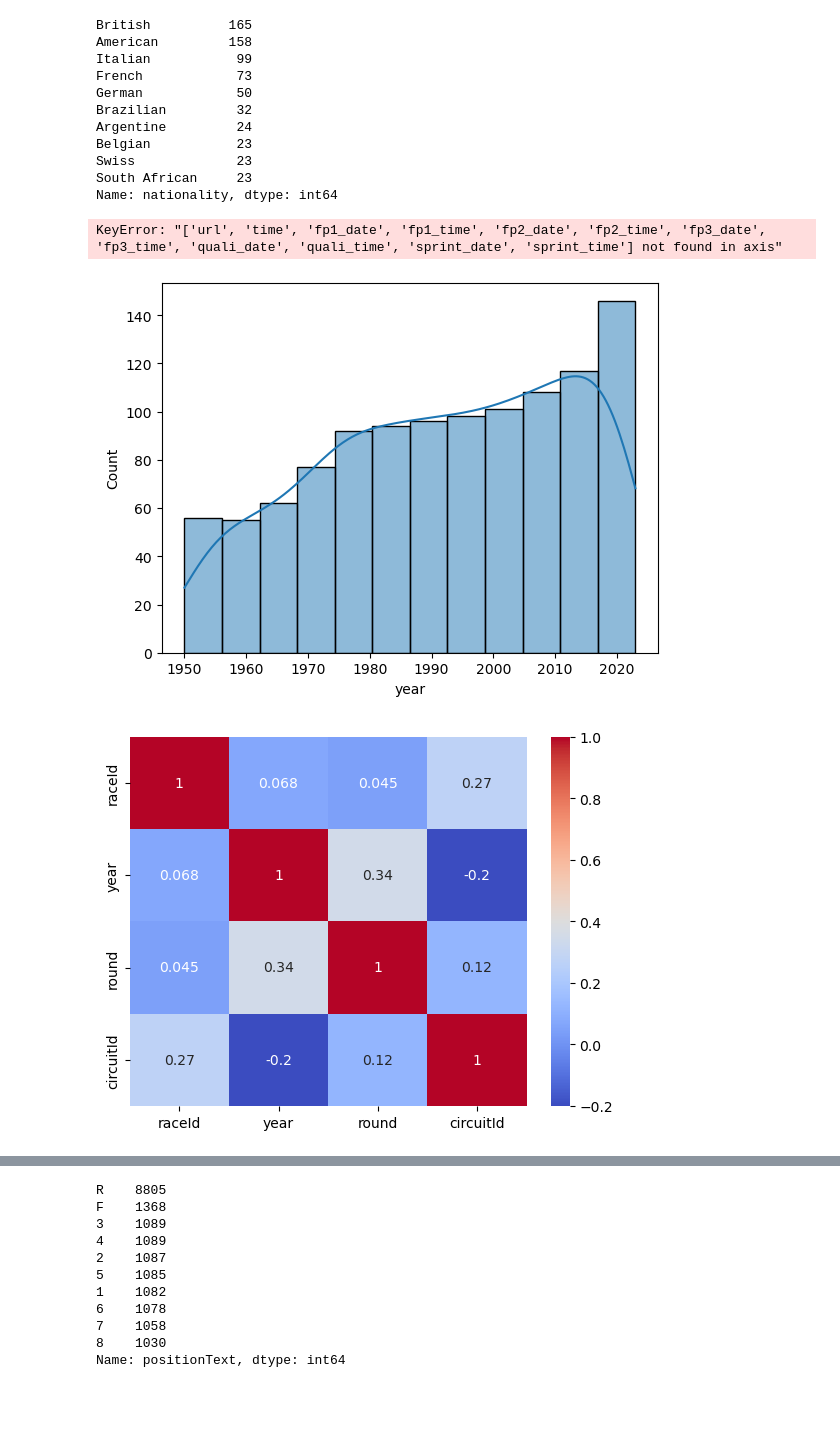
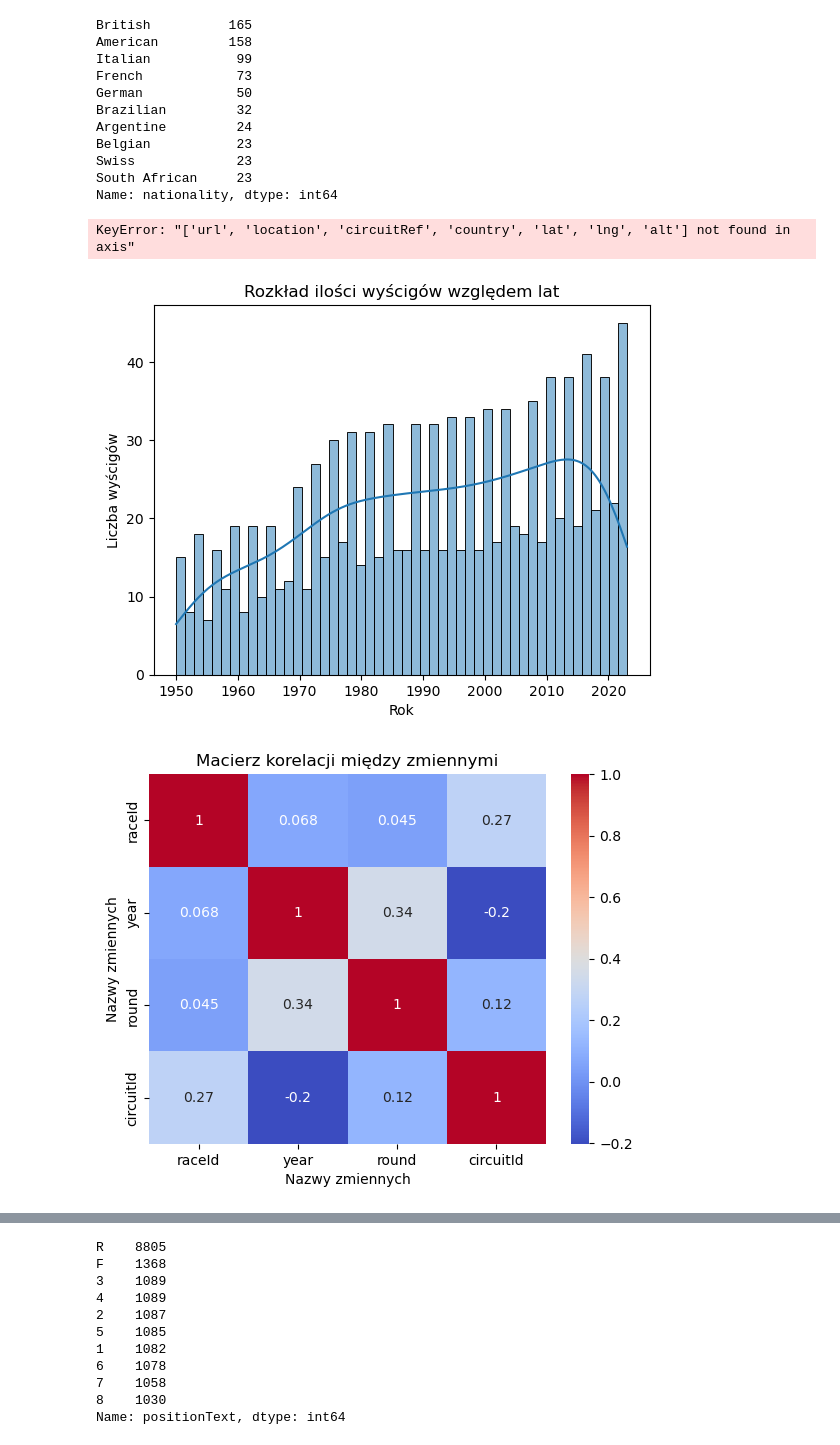
Before and after one commit to nataliaskrzypczak/python-data-analyses, a Jupyter notebook: Formula 1/F1 stats/data mining.ipynb, the cells around one changed output, grey strips where cells are left out. Saved outputs shown, nothing was run; the diff lists cells and outputs as text; code cells hidden in the pictures; blank space fills up the shorter version.

```diff
--- a/Formula 1/F1 stats/data mining.ipynb
+++ b/Formula 1/F1 stats/data mining.ipynb
@@ -86,21 +70,27 @@ Swiss             23
 South African     23
 Name: nationality, dtype: int64
 # %%
-races.drop(columns=['url', 'time', 'fp1_date', 'fp1_time','fp2_date','fp2_time','fp3_date','fp3_time','quali_date',
-                    'quali_time','sprint_date','sprint_time'], inplace=True)
-races
+circuits.drop(columns=['url', 'location', 'circuitRef', 'country', 'lat', 'lng', 'alt'], inplace=True)
+races.drop(columns=['url', 'time', 'fp1_date', 'fp1_time','fp2_date','fp2_time','fp3_date','fp3_time','quali_date','quali_time','sprint_date','sprint_time'], inplace=True)
+races = races.merge(circuits[['circuitId', 'name']], on='circuitId', how='left', suffixes=('_race', '_circuit'))
+races = races[['raceId', 'year', 'round', 'name_race', 'date', 'circuitId', 'name_circuit']]
+races.to_csv('races.csv', index=False)
 # %% [output]
-KeyError: "['url', 'time', 'fp1_date', 'fp1_time', 'fp2_date', 'fp2_time', 'fp3_date', 'fp3_time', 'quali_date', 'quali_time', 'sprint_date', 'sprint_time'] not found in axis"
+KeyError: "['url', 'location', 'circuitRef', 'country', 'lat', 'lng', 'alt'] not found in axis"
-# %%
-# wizualizacja rozkładu kolumny 'lat'
-sns.histplot(races['year'], kde=True)
-plt.show()
-
-# wyświetlenie macierzy korelacji między zmiennymi
-sns.heatmap(races.corr(), annot=True, cmap='coolwarm')
-plt.show()
-# %% [output]
-[figure, removed]
-[figure, removed]
+# %%
+sns.histplot(races['year'], kde=True, bins=50)
+plt.title('Rozkład ilości wyścigów względem lat')
+plt.xlabel('Rok')
+plt.ylabel('Liczba wyścigów')
+plt.show()
+
+sns.heatmap(races.corr(), annot=True, cmap='coolwarm')
+plt.title('Macierz korelacji między zmiennymi')
+plt.xlabel('Nazwy zmiennych')
+plt.ylabel('Nazwy zmiennych')
+plt.show()
+# %% [output]
+[figure, added]
+[figure, added]
 # %%
 results.drop(columns=['fastestLap', 'rank', 'fastestLapTime', 'fastestLapSpeed'], inplace=True)
```
Also changed, not shown: parts of 10 cells of this notebook, 17 other files.
